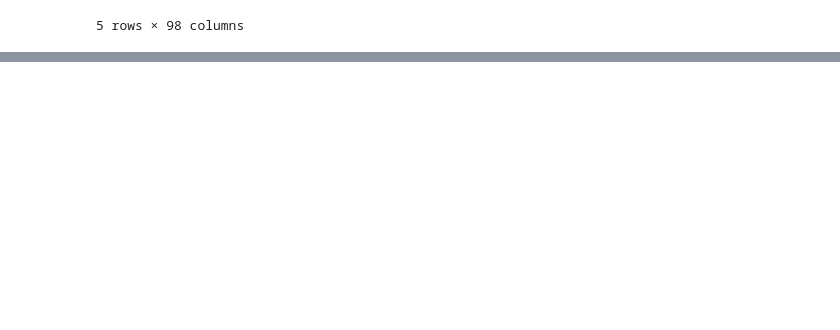
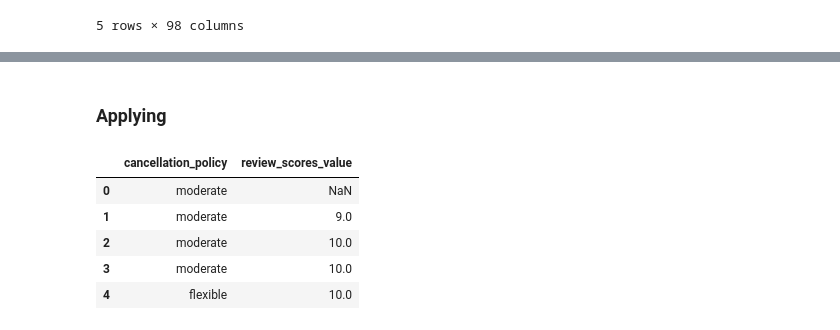
Before and after one commit to mrioshe/AppliedDataScienceWithPython, a Jupyter notebook: IntroductionToDataScienceInPython/week3_MoreDataProcessingWithPandas/MoreDataProcessingWithPandas.ipynb, the cells around one changed output, grey strips where cells are left out. Saved outputs shown, nothing was run; the diff lists cells and outputs as text; code cells hidden in the pictures; blank space fills up the shorter version.

```diff
--- a/IntroductionToDataScienceInPython/week3_MoreDataProcessingWithPandas/MoreDataProcessingWithPandas.ipynb
+++ b/IntroductionToDataScienceInPython/week3_MoreDataProcessingWithPandas/MoreDataProcessingWithPandas.ipynb
@@ -546,0 +577,13 @@ df.head()
+# %% [markdown]
+### Applying
+# %%
+df=pd.read_csv("datasets/listings.csv")
+df=df[['cancellation_policy','review_scores_value']]
+df.head()
+# %% [output]
+|  | cancellation_policy | review_scores_value |
+| 0 | moderate | NaN |
+| 1 | moderate | 9.0 |
+| 2 | moderate | 10.0 |
+| 3 | moderate | 10.0 |
+| 4 | flexible | 10.0 |
```
Also changed, not shown: parts of 4 cells of this notebook.
